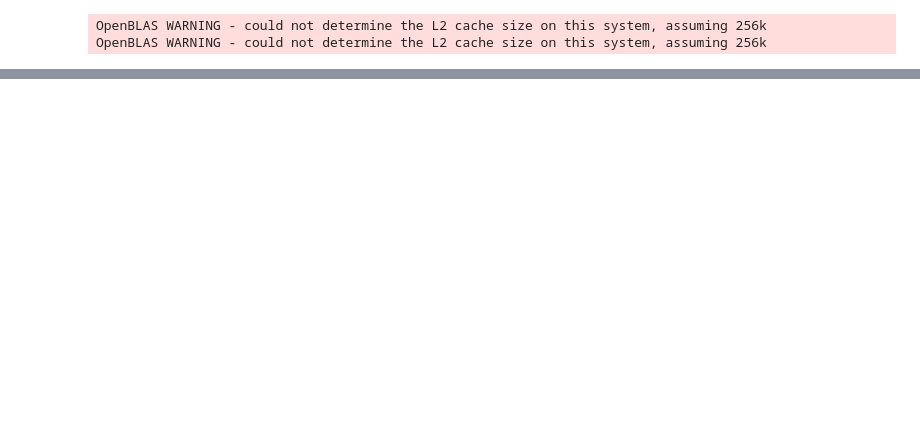
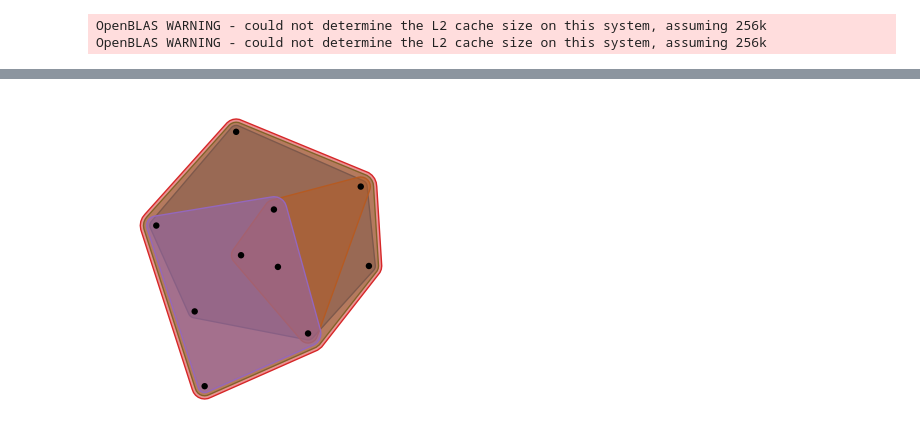
Before and after one commit to jakobgotberg/antagonism_in_hypernetworks, a Jupyter notebook: Untitled.ipynb, the cells around one changed output, grey strips where cells are left out. Saved outputs shown, nothing was run; the diff lists cells and outputs as text; code cells hidden in the pictures; blank space fills up the shorter version.

```diff
--- a/Untitled.ipynb
+++ b/Untitled.ipynb
@@ -22,0 +99,12 @@ lm = hnx.LesMis()
+# %%
+import hypernetx.algorithms.generative_models as gm
+# Generative models
+n = 10
+m = n//2
+p = 0.8
+
+H = gm.erdos_renyi_hypergraph(n, m, p)
+plt.subplots(figsize=(4,4))
+hnx.draw(H, with_edge_labels=False, with_node_labels=False, fill_edges=True)
+# %% [output]
+[figure, added]
```
Also changed, not shown: parts of 4 cells of this notebook, 2 other files.
